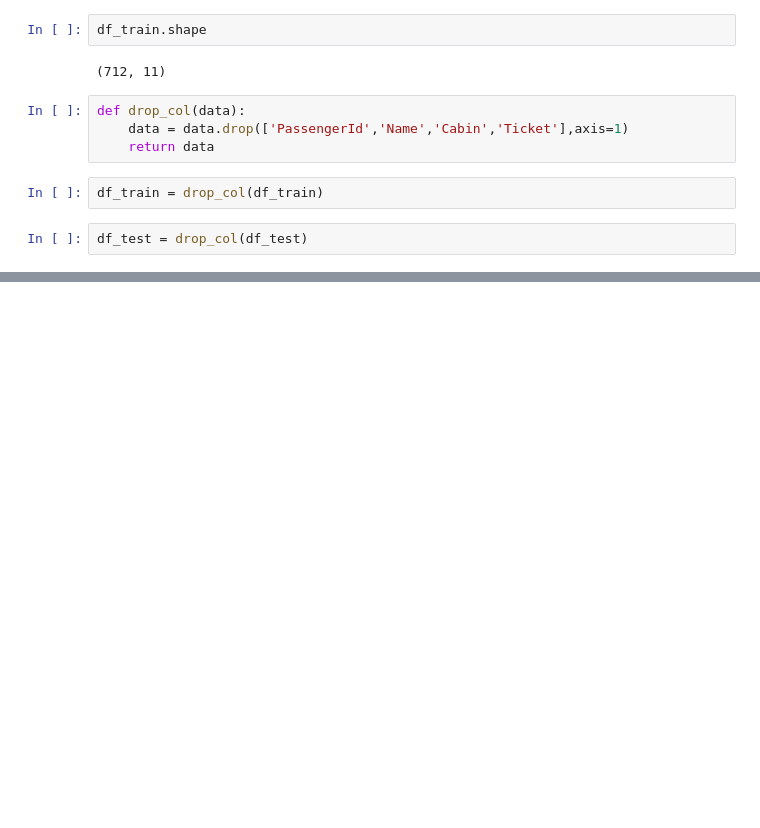
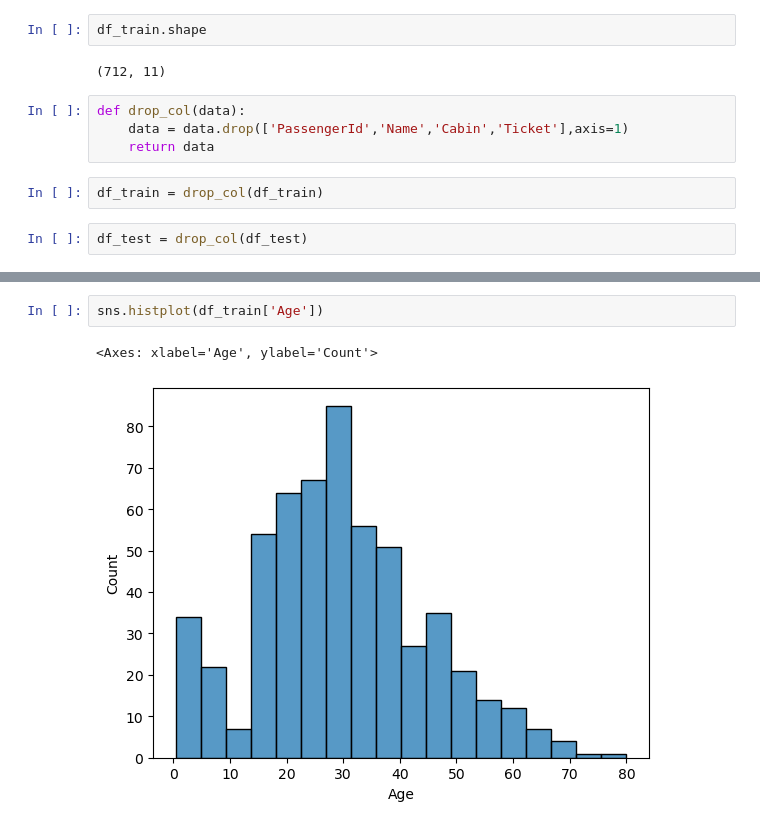
Before and after one commit to Abdelrahmanelfeky987/Dokcer-Image-for-Titanic-Classification, a Jupyter notebook: classification.ipynb, the cells around one changed output, grey strips where cells are left out. Drawn from its saved outputs; the diff is of its cells as text; blank space fills up the shorter version.

```diff
--- a/classification.ipynb
+++ b/classification.ipynb
@@ -102,0 +109,5 @@ df_train.describe()
+# %%
+sns.histplot(df_train['Age'])
+# %% [output]
+<Axes: xlabel='Age', ylabel='Count'>
+[figure, added]
```
Also changed, not shown: parts of 32 cells of this notebook.
